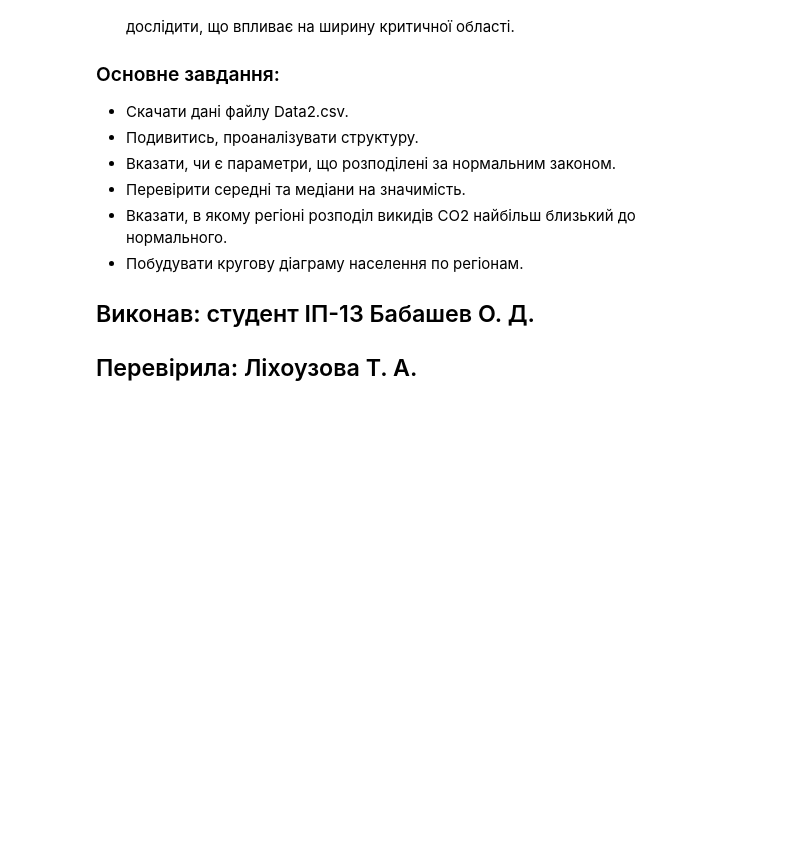
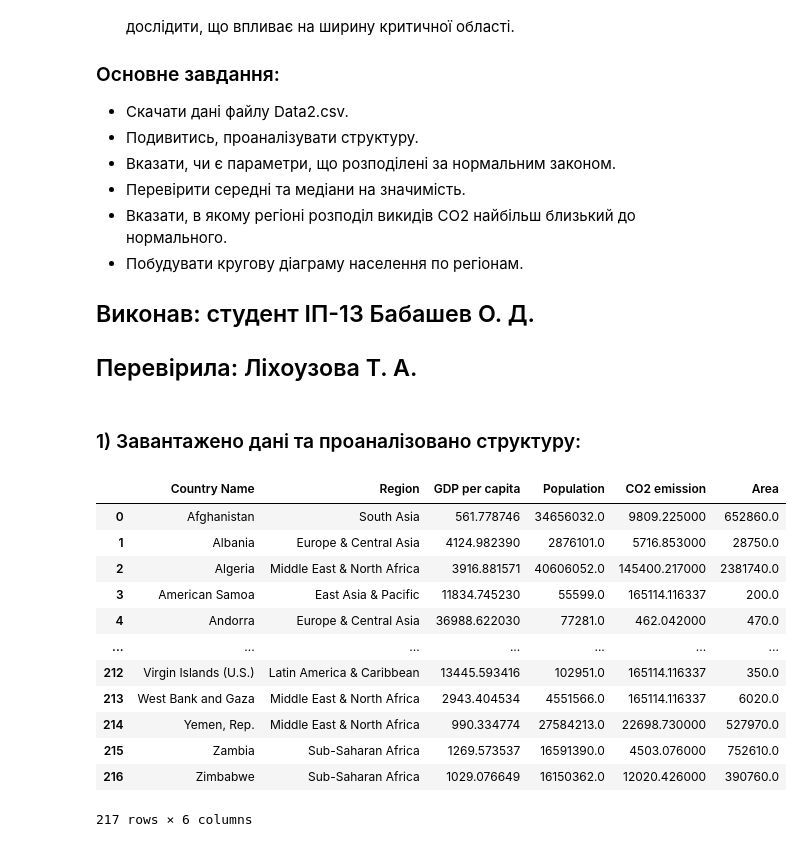
Before and after one commit to lexababashev/DA, a Jupyter notebook: 4lab/main.ipynb, the cells around one changed output. Drawn from its saved outputs; the diff is of its cells as text; code cells hidden in the pictures; blank space fills up the shorter version.

```diff
--- a/4lab/main.ipynb
+++ b/4lab/main.ipynb
@@ -18,0 +17,35 @@ import pandas as pd
+# %% [markdown]
+### 1) Завантажено дані та проаналізовано структуру:
+# %%
+import pandas as pd
+import matplotlib.pyplot as plt
+import scipy.stats as stats
+df = pd.read_csv('Data2.csv', sep = ';', encoding='cp1251', decimal=',')
+#if no decimal parametr in read_csv
+#df['GDP per capita'] = df['GDP per capita'].str.replace(',','.').astype(float)
+#df['CO2 emission'] = df['CO2 emission'].str.replace(',', '.').astype(float)
+#df['Area'] = df['Area'].str.replace(',', '.').astype(float)
+df = df.rename(columns={'Populatiion':'Population'})
+#df.isna().any() there are na values
+#df.describe() there are <0 values
+for column in df.columns:
+    if df[column].dtype == float or df[column].dtype == int:
+        df[column] = df[column].abs()
+for column in df.columns:
+    if df[column].isna().any():
+        df[column].fillna(df[column].mean(), inplace = True)
+df
+# %% [output]
+|  | Country Name | Region | GDP per capita | Population | CO2 emission | Area |
+| 0 | Afghanistan | South Asia | 561.778746 | 34656032.0 | 9809.225000 | 652860.0 |
+| 1 | Albania | Europe & Central Asia | 4124.982390 | 2876101.0 | 5716.853000 | 28750.0 |
+| 2 | Algeria | Middle East & North Africa | 3916.881571 | 40606052.0 | 145400.217000 | 2381740.0 |
+| 3 | American Samoa | East Asia & Pacific | 11834.745230 | 55599.0 | 165114.116337 | 200.0 |
+| 4 | Andorra | Europe & Central Asia | 36988.622030 | 77281.0 | 462.042000 | 470.0 |
+| ... | ... | ... | ... | ... | ... | ... |
+| 212 | Virgin Islands (U.S.) | Latin America & Caribbean | 13445.593416 | 102951.0 | 165114.116337 | 350.0 |
+| 213 | West Bank and Gaza | Middle East & North Africa | 2943.404534 | 4551566.0 | 165114.116337 | 6020.0 |
+| 214 | Yemen, Rep. | Middle East & North Africa | 990.334774 | 27584213.0 | 22698.730000 | 527970.0 |
+| 215 | Zambia | Sub-Saharan Africa | 1269.573537 | 16591390.0 | 4503.076000 | 752610.0 |
+| 216 | Zimbabwe | Sub-Saharan Africa | 1029.076649 | 16150362.0 | 12020.426000 | 390760.0 |
+217 rows × 6 columns
```
Also changed, not shown: parts of 15 cells of this notebook, 1 other file.
